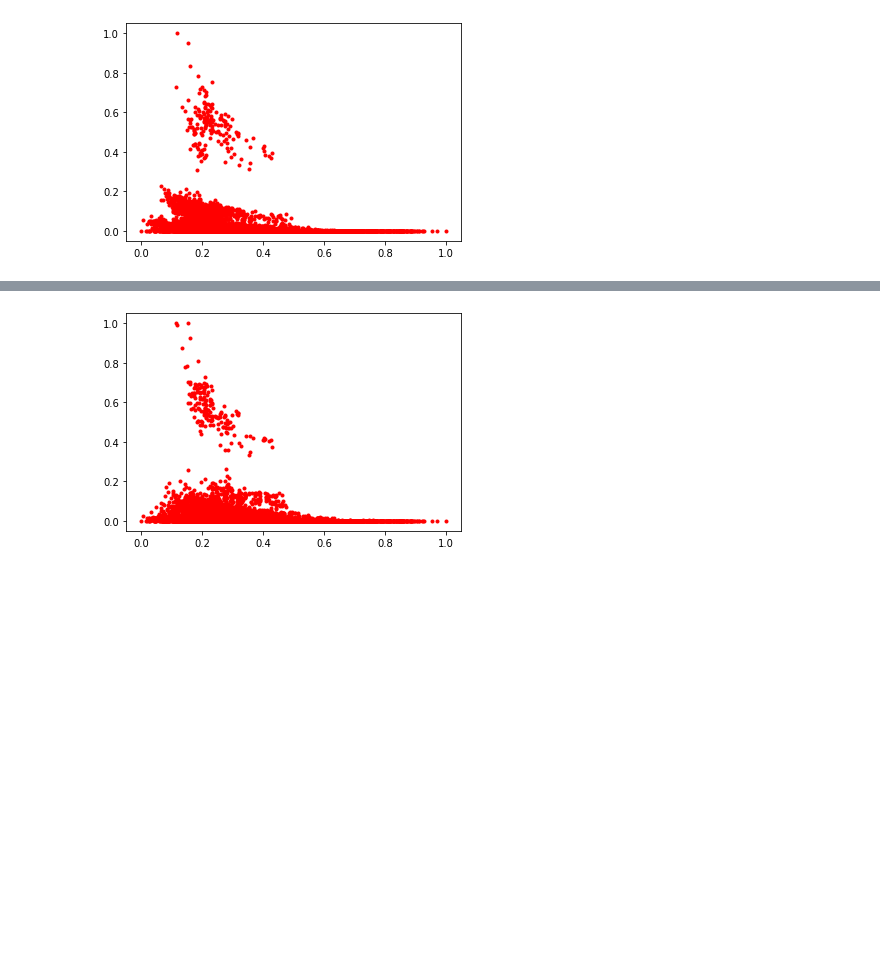
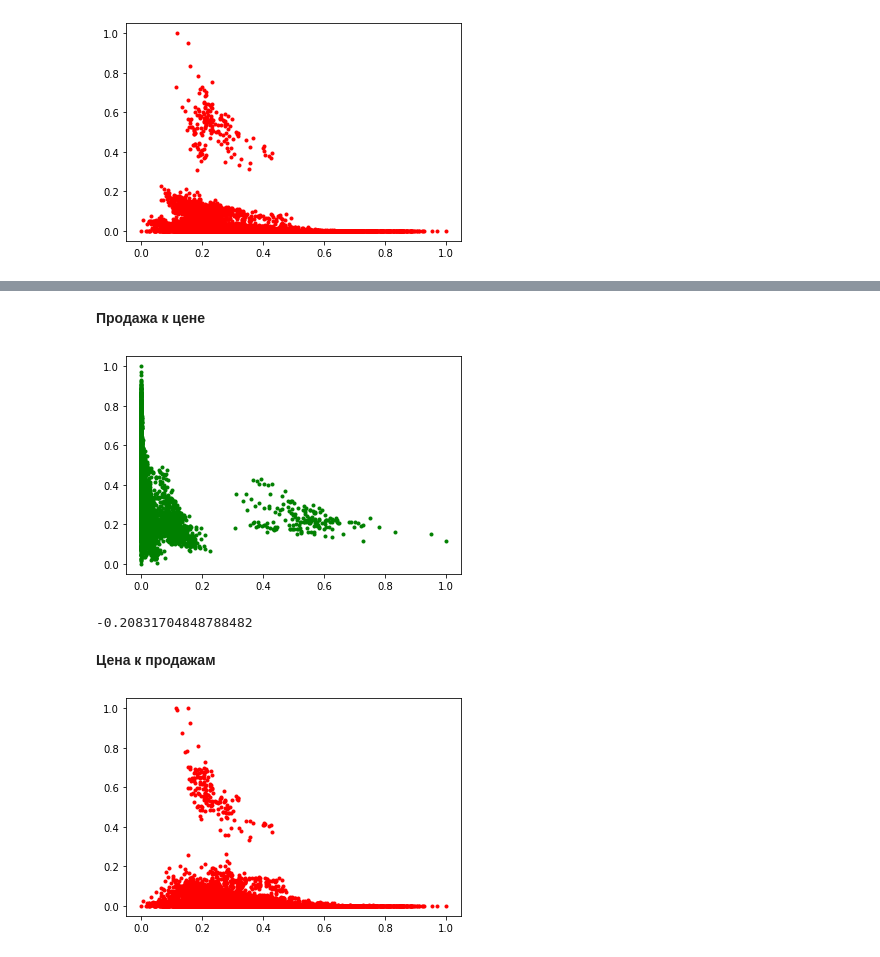
Before and after one commit to victoriabelavina/Netology, a Jupyter notebook: Netology-statistics-master/statistics_basic_HW.ipynb, the cells around one changed output, grey strips where cells are left out. Cells and saved outputs as stored; diff of their text form; code cells hidden in the pictures; blank space fills up the shorter version.

```diff
--- a/Netology-statistics-master/statistics_basic_HW.ipynb
+++ b/Netology-statistics-master/statistics_basic_HW.ipynb
@@ -365 +369,17 @@ print(corr)
+# %% [markdown]
+**Продажа к цене**
+# %%
+price = df_norm[0].dropna()
+a_4046 = df_norm[1].dropna()
+plt.plot( a_4046,price, 'g.')
+plt.show()
+# %% [output]
+[figure, added]
+# %%
+corr, p_value = pearsonr(a_4046, price)
+print(corr)
+# %% [output]
+-0.20831704848788482
+# %% [markdown]
+**Цена к продажам**
 # %%
```
Also changed, not shown: parts of 19 cells of this notebook, 7 other files.
